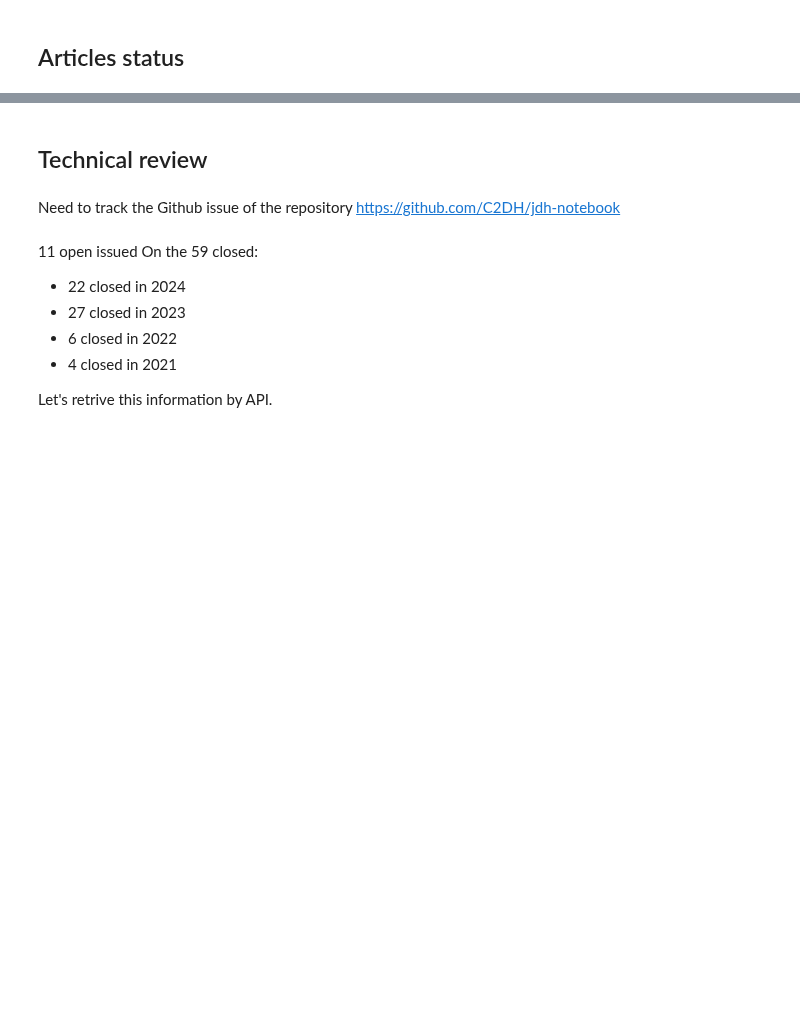
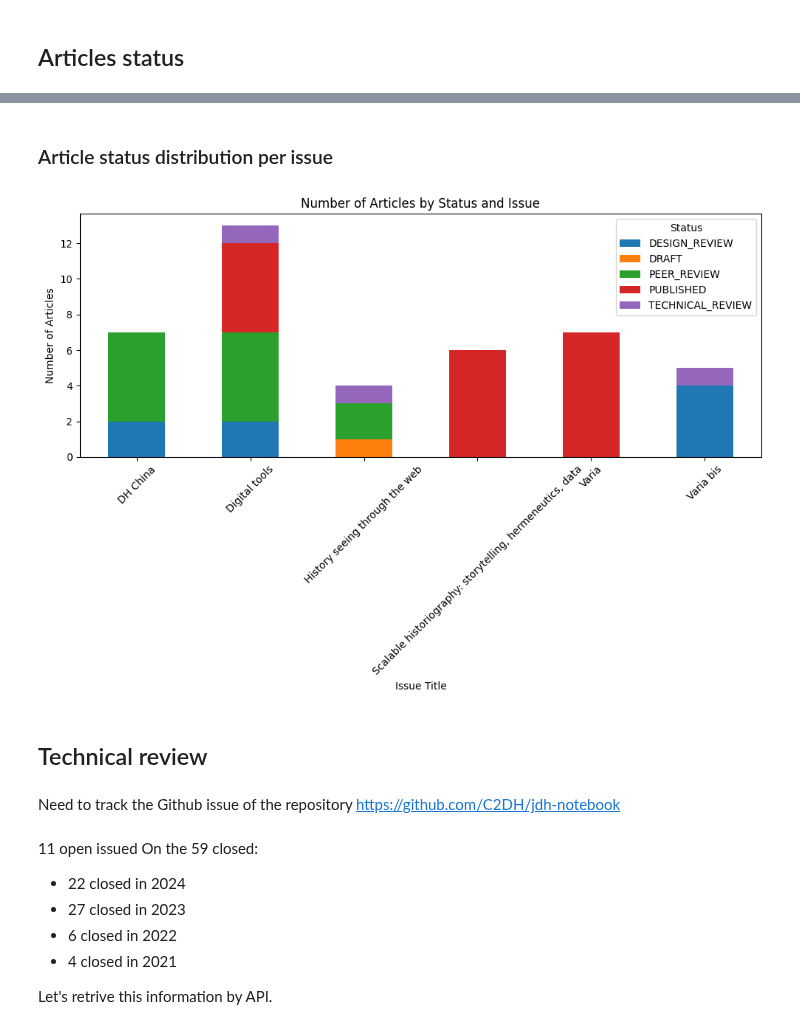
Before and after one commit to C2DH/journal-of-digital-history-backend, a Jupyter notebook: jdh_statistics.ipynb, the cells around one changed output, grey strips where cells are left out. Drawn from its saved outputs; the diff is of its cells as text; code cells hidden in the pictures; blank space fills up the shorter version.

```diff
--- a/jdh_statistics.ipynb
+++ b/jdh_statistics.ipynb
@@ -348,22 +205,15 @@ if response.status_code == 200:
         for article in results:
             # Extract the title from the abstract, if available
             title = article.get('abstract', {}).get('title', 'No Title Available')
+            issue_title = article.get('issue', {}).get('name', 'No Title Available')
             # Create a new dictionary with the status and the extracted title
             processed_article = {
                 'status': article.get('status', 'No Status Available'),
-                'title': title
+                'title': title,
+                'issue_title': issue_title
             }
             # Append the processed article to the list
             processed_articles.append(processed_article)
 
         # Create a DataFrame from the list of processed articles
-        df = pd.DataFrame(processed_articles, columns=['status', 'title'])
-
-# Count the occurrences of each status
-status_counts = df['status'].value_counts()
-
-# Plot a pie chart
-plt.figure(figsize=(8, 8))  # Set the figure size
-plt.pie(status_counts, labels=status_counts.index, autopct='%1.1f%%', startangle=140)
-plt.title('Article Status Distribution')
-plt.show()
+        df = pd.DataFrame(processed_articles, columns=['status','issue_title','title'])
@@ -372,3 +233,19 @@ plt.show()
+# %% [markdown]
+### Article status distribution per issue
+# %%
+grouped_data = df.groupby(['issue_title', 'status']).size().unstack(fill_value=0)
+
+# Plot a stacked bar chart
+grouped_data.plot(kind='bar', stacked=True, figsize=(10, 7))
+plt.title('Number of Articles by Status and Issue')
+plt.xlabel('Issue Title')
+plt.ylabel('Number of Articles')
+plt.xticks(rotation=45)
+plt.legend(title='Status')
+plt.tight_layout()
+plt.show()
+# %% [output]
+[figure, added]
 # %% [markdown]
 ## Technical review
 # %% [markdown]
```
Also changed, not shown: parts of 9 cells of this notebook.
